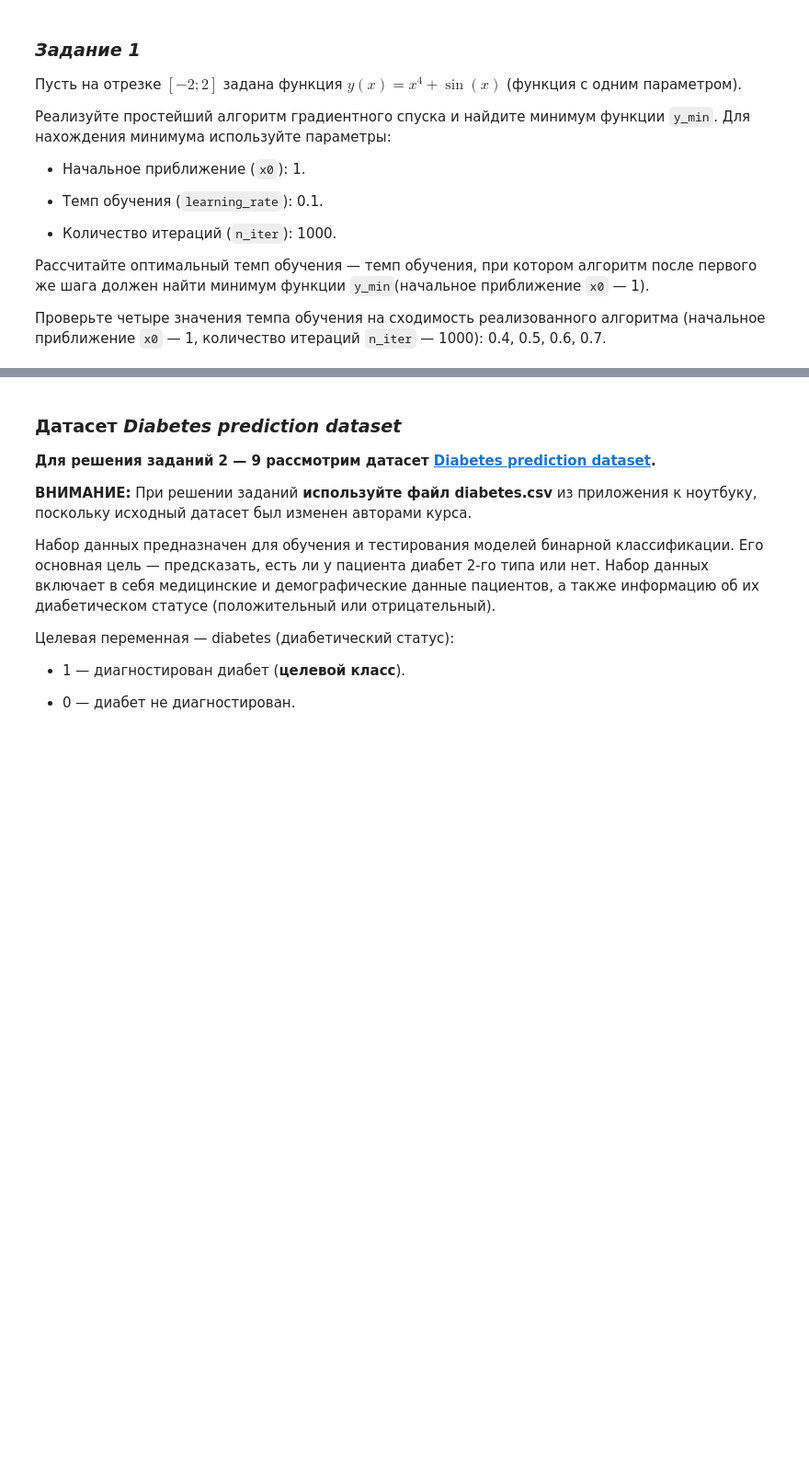
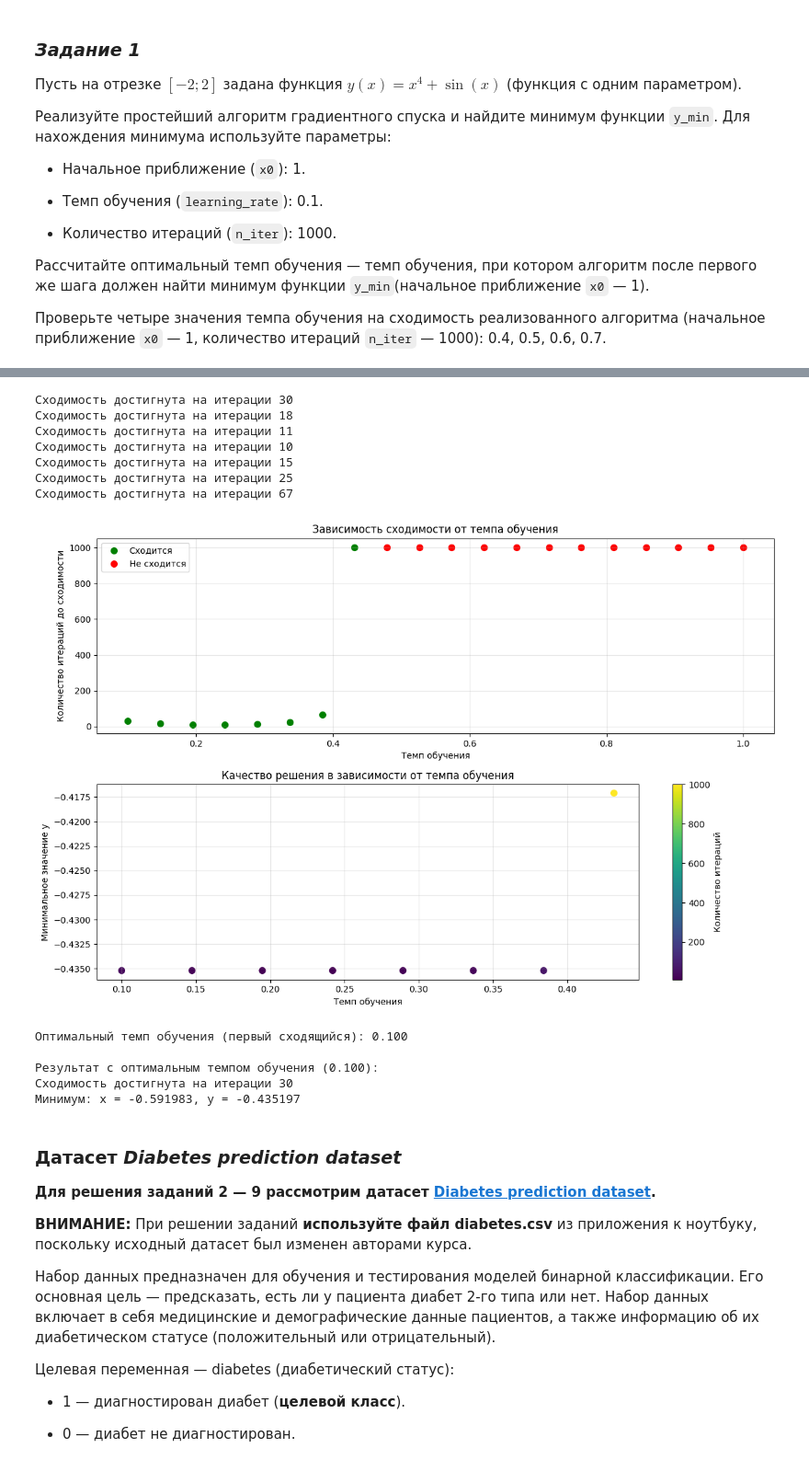
Before and after one commit to HoshiBatista/ODS.ai-Classic-ML-course, a Jupyter notebook: notebooks/home_work_2/02. Задание.ipynb, the cells around one changed output, grey strips where cells are left out. Shown at 92% size. Cells and saved outputs as stored; diff of their text form; code cells hidden in the pictures; blank space fills up the shorter version.

```diff
--- a/notebooks/home_work_2/02. Задание.ipynb
+++ b/notebooks/home_work_2/02. Задание.ipynb
@@ -253,3 +450,78 @@ learning_rates = [0.4, 0.5, 0.6, 0.7]
+# %%
+# Более детальный анализ для поиска оптимального темпа обучения
+learning_rates_detailed = np.linspace(0.1, 1.0, 20)
+convergence_data = []
+
+for lr in learning_rates_detailed:
+    x_min, y_min, x_history, y_history = gradient_descent(
+        x0, lr, n_iter, gradient_y, func_y
+    )
+
+    # Критерий сходимости
+    global_min_x = -0.6
+    convergence_threshold = 0.1
+    converged = abs(x_min - global_min_x) < convergence_threshold
+
+    convergence_data.append({
+        'learning_rate': lr,
+        'x_min': x_min,
+        'y_min': y_min,
+        'iterations': len(x_history),
+        'converged': converged
+    })
+
+convergence_df = pd.DataFrame(convergence_data)
+
+plt.figure(figsize=(12, 8))
+
+plt.subplot(2, 1, 1)
+converged_mask = convergence_df['converged']
+plt.scatter(convergence_df['learning_rate'][converged_mask],
+            convergence_df['iterations'][converged_mask],
+            c='green', label='Сходится', s=50)
+plt.scatter(convergence_df['learning_rate'][~converged_mask],
+            convergence_df['iterations'][~converged_mask],
+            c='red', label='Не сходится', s=50)
+plt.xlabel('Темп обучения')
+plt.ylabel('Количество итераций до сходимости')
+plt.title('Зависимость сходимости от темпа обучения')
+plt.legend()
+plt.grid(True, alpha=0.3)
+
+plt.subplot(2, 1, 2)
+plt.scatter(convergence_df['learning_rate'], convergence_df['y_min'],
+            c=convergence_df['iterations'], cmap='viridis', s=50)
+plt.colorbar(label='Количество итераций')
+plt.xlabel('Темп обучения')
+plt.ylabel('Минимальное значение y')
+plt.title('Качество решения в зависимости от темпа обучения')
+plt.grid(True, alpha=0.3)
+
+plt.tight_layout()
+plt.show()
+
+optimal_lr = convergence_df[convergence_df['converged']]['learning_rate'].iloc[0]
+print(f"\nОптимальный темп обучения (первый сходящийся): {optimal_lr:.3f}")
+
+print(f"\nРезультат с оптимальным темпом обучения ({optimal_lr:.3f}):")
+x_opt, y_opt, x_hist_opt, y_hist_opt = gradient_descent(
+    x0, optimal_lr, n_iter, gradient_y, func_y
+)
+print(f"Минимум: x = {x_opt:.6f}, y = {y_opt:.6f}")
+# %% [output]
+Сходимость достигнута на итерации 30
+Сходимость достигнута на итерации 18
+Сходимость достигнута на итерации 11
+Сходимость достигнута на итерации 10
+Сходимость достигнута на итерации 15
+Сходимость достигнута на итерации 25
+Сходимость достигнута на итерации 67
+[figure, added]
+Оптимальный темп обучения (первый сходящийся): 0.100
+
+Результат с оптимальным темпом обучения (0.100):
+Сходимость достигнута на итерации 30
+Минимум: x = -0.591983, y = -0.435197
 # %% [markdown]
 ### **Датасет *Diabetes prediction dataset***
 
```
Also changed, not shown: parts of 14 cells of this notebook.
